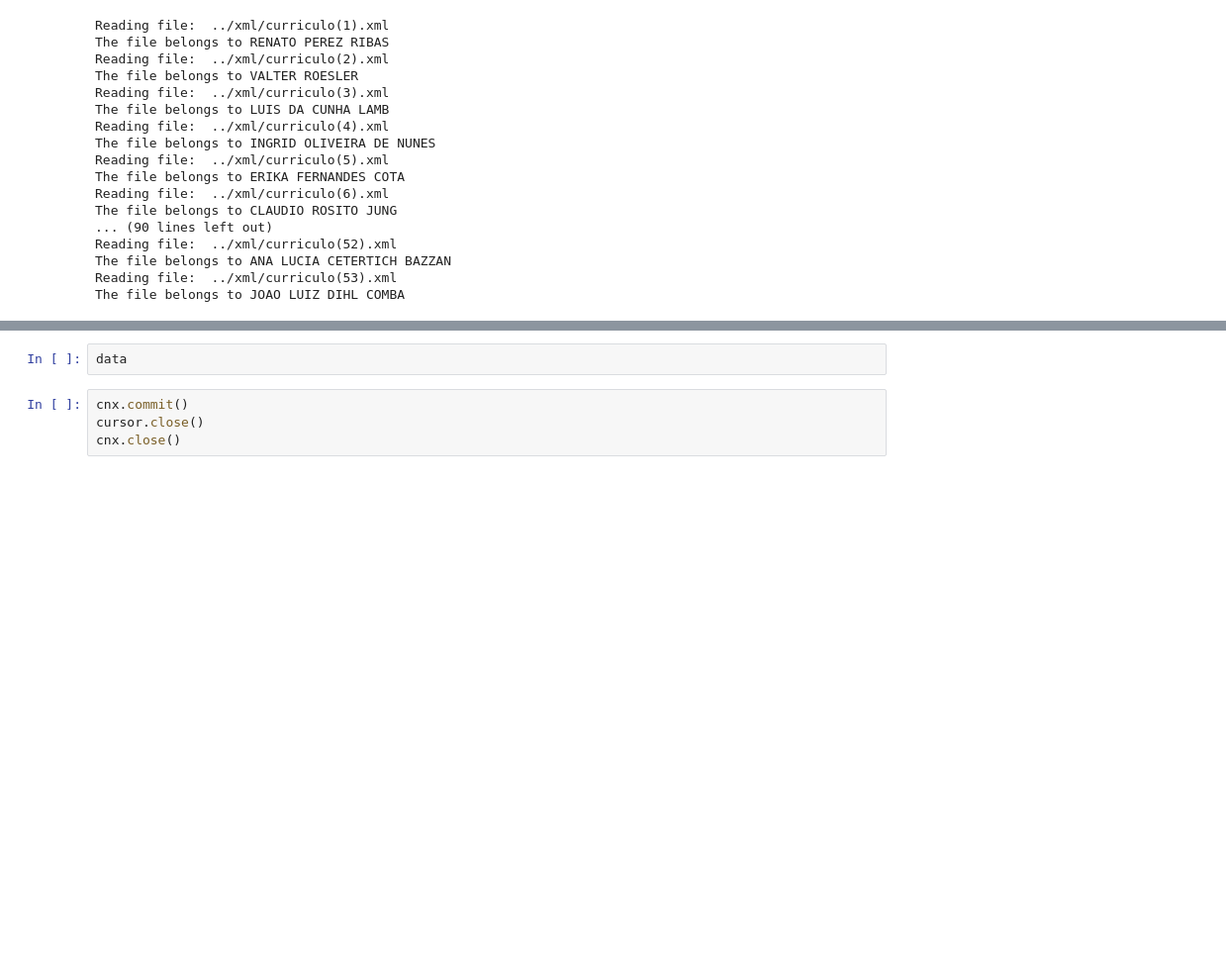
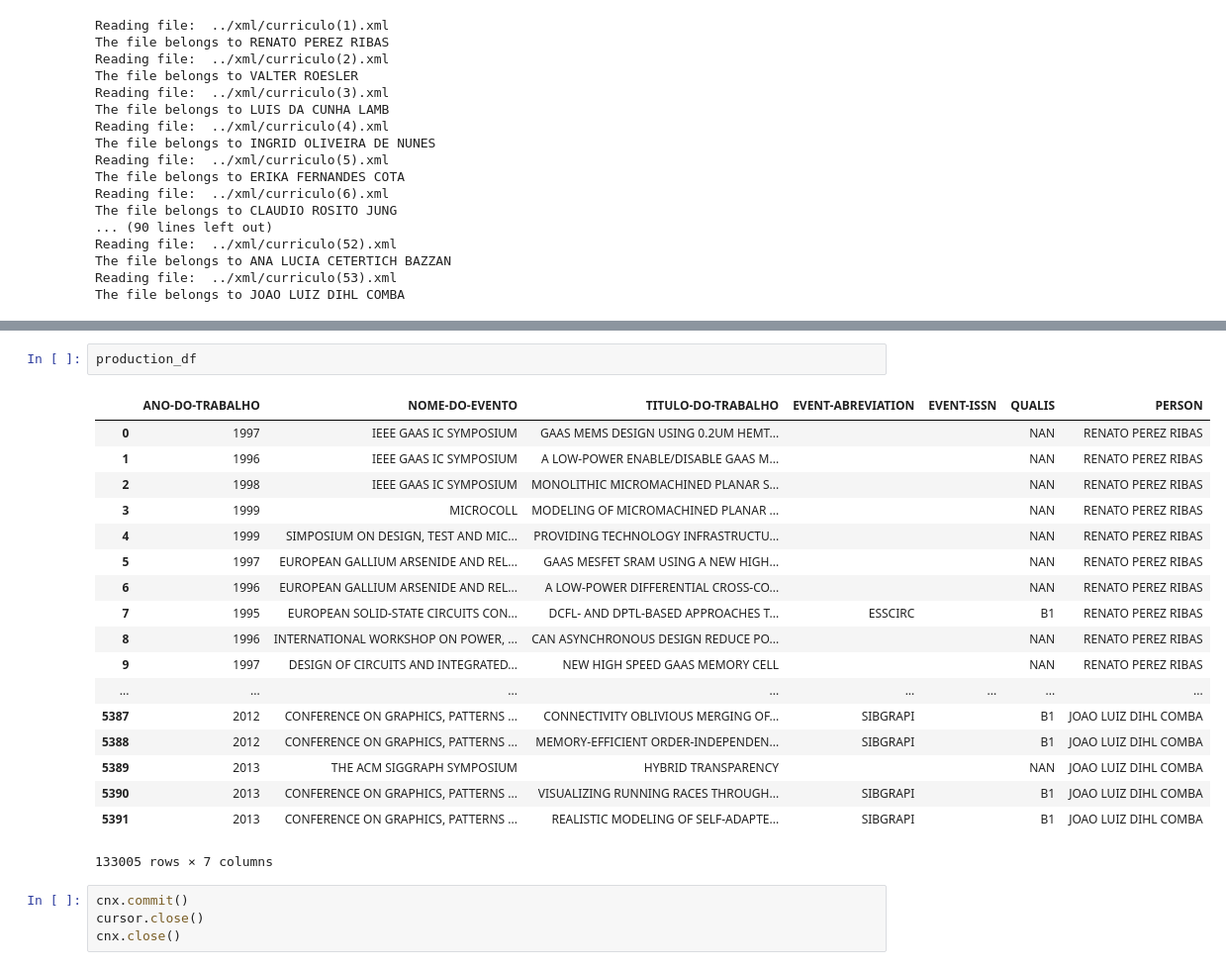
Before and after one commit to aksmiyazaki/ebd10, a Jupyter notebook: src/parser.ipynb, the cells around one changed output, grey strips where cells are left out. Shown at 99% size. Drawn from its saved outputs; the diff is of its cells as text; blank space fills up the shorter version.

```diff
--- a/src/parser.ipynb
+++ b/src/parser.ipynb
@@ -249,5 +213,24 @@ ProgrammingError: 1060 (42S21): Duplicate column name 'A TOOL FOR ANALYSIS OF UN
-# %%
-data
+# %%
+production_df
+# %% [output]
+|  | ANO-DO-TRABALHO | NOME-DO-EVENTO | TITULO-DO-TRABALHO | EVENT-ABREVIATION | EVENT-ISSN | QUALIS | PERSON |
+| 0 | 1997 | IEEE GAAS IC SYMPOSIUM | GAAS MEMS DESIGN USING 0.2UM HEMT... |  |  | NAN | RENATO PEREZ RIBAS |
+| 1 | 1996 | IEEE GAAS IC SYMPOSIUM | A LOW-POWER ENABLE/DISABLE GAAS M... |  |  | NAN | RENATO PEREZ RIBAS |
+| 2 | 1998 | IEEE GAAS IC SYMPOSIUM | MONOLITHIC MICROMACHINED PLANAR S... |  |  | NAN | RENATO PEREZ RIBAS |
+| 3 | 1999 | MICROCOLL | MODELING OF MICROMACHINED PLANAR ... |  |  | NAN | RENATO PEREZ RIBAS |
+| 4 | 1999 | SIMPOSIUM ON DESIGN, TEST AND MIC... | PROVIDING TECHNOLOGY INFRASTRUCTU... |  |  | NAN | RENATO PEREZ RIBAS |
+| 5 | 1997 | EUROPEAN GALLIUM ARSENIDE AND REL... | GAAS MESFET SRAM USING A NEW HIGH... |  |  | NAN | RENATO PEREZ RIBAS |
+| 6 | 1996 | EUROPEAN GALLIUM ARSENIDE AND REL... | A LOW-POWER DIFFERENTIAL CROSS-CO... |  |  | NAN | RENATO PEREZ RIBAS |
+| 7 | 1995 | EUROPEAN SOLID-STATE CIRCUITS CON... | DCFL- AND DPTL-BASED APPROACHES T... | ESSCIRC |  | B1 | RENATO PEREZ RIBAS |
+| 8 | 1996 | INTERNATIONAL WORKSHOP ON POWER, ... | CAN ASYNCHRONOUS DESIGN REDUCE PO... |  |  | NAN | RENATO PEREZ RIBAS |
+| 9 | 1997 | DESIGN OF CIRCUITS AND INTEGRATED... | NEW HIGH SPEED GAAS MEMORY CELL |  |  | NAN | RENATO PEREZ RIBAS |
+| ... | ... | ... | ... | ... | ... | ... | ... |
+| 5387 | 2012 | CONFERENCE ON GRAPHICS, PATTERNS ... | CONNECTIVITY OBLIVIOUS MERGING OF... | SIBGRAPI |  | B1 | JOAO LUIZ DIHL COMBA |
+| 5388 | 2012 | CONFERENCE ON GRAPHICS, PATTERNS ... | MEMORY-EFFICIENT ORDER-INDEPENDEN... | SIBGRAPI |  | B1 | JOAO LUIZ DIHL COMBA |
+| 5389 | 2013 | THE ACM SIGGRAPH SYMPOSIUM | HYBRID TRANSPARENCY |  |  | NAN | JOAO LUIZ DIHL COMBA |
+| 5390 | 2013 | CONFERENCE ON GRAPHICS, PATTERNS ... | VISUALIZING RUNNING RACES THROUGH... | SIBGRAPI |  | B1 | JOAO LUIZ DIHL COMBA |
+| 5391 | 2013 | CONFERENCE ON GRAPHICS, PATTERNS ... | REALISTIC MODELING OF SELF-ADAPTE... | SIBGRAPI |  | B1 | JOAO LUIZ DIHL COMBA |
+133005 rows × 7 columns
 # %%
 cnx.commit()
 cursor.close()
```
Also changed, not shown: parts of 2 cells of this notebook, 1 other file.
